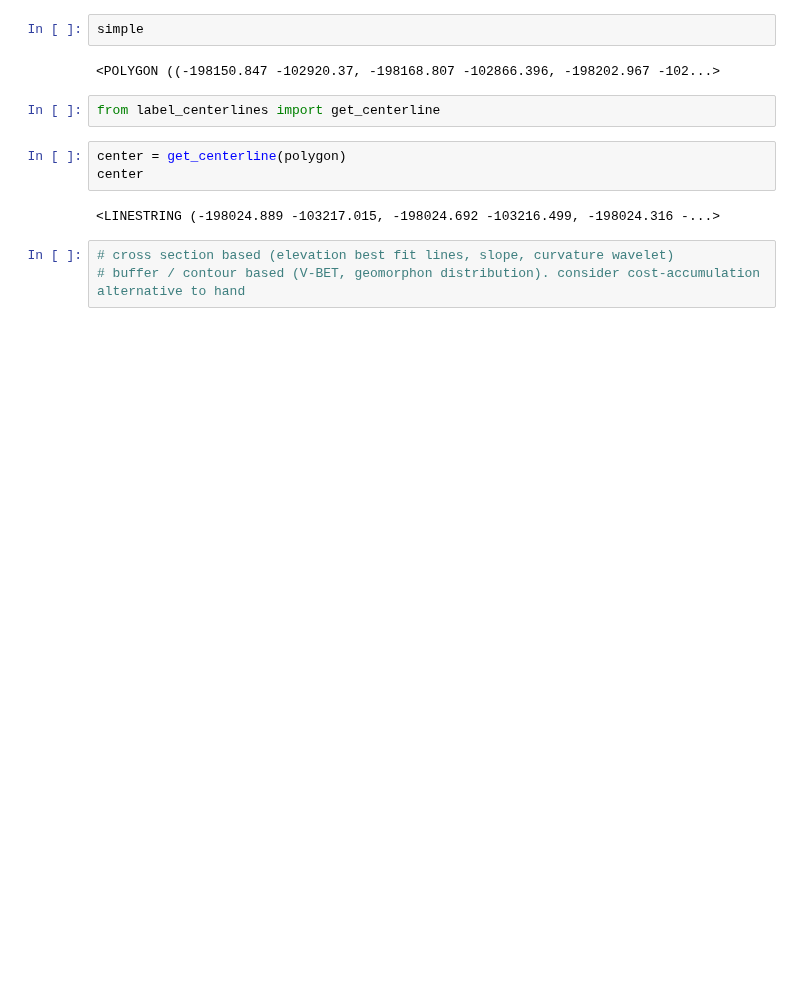
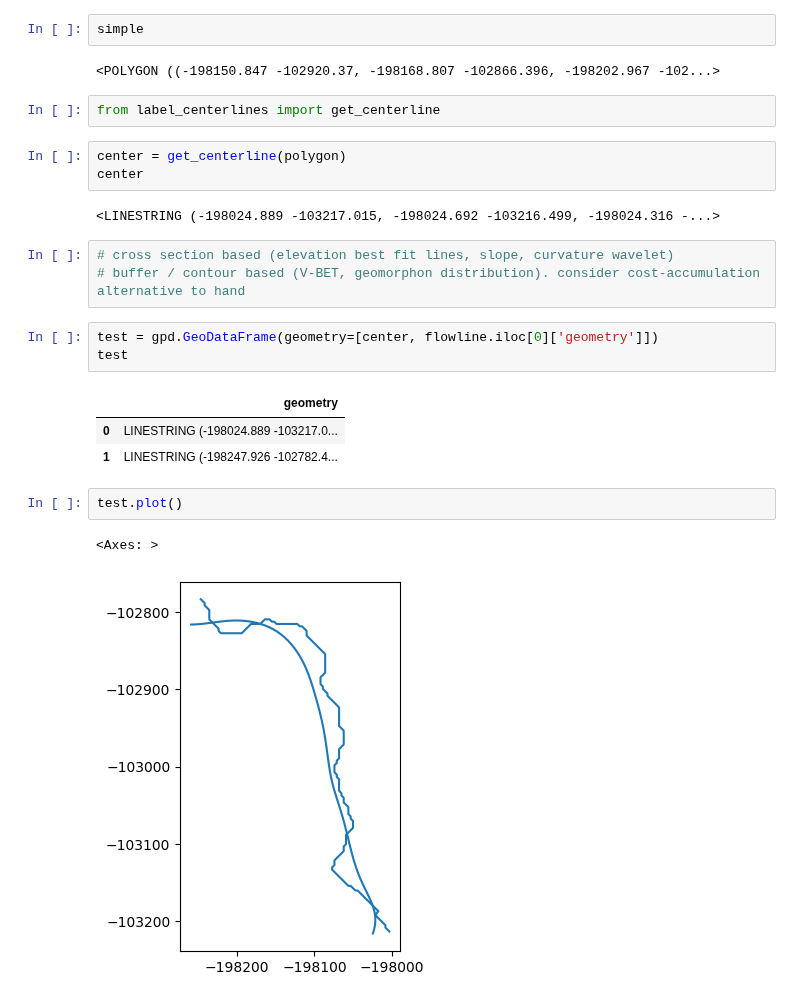
Before and after one commit to avkoehl/valleys, a Jupyter notebook: notebooks/valley_bottom_delineation.ipynb, the cells around one changed output. Drawn from its saved outputs; the diff is of its cells as text; blank space fills up the shorter version.

```diff
--- a/notebooks/valley_bottom_delineation.ipynb
+++ b/notebooks/valley_bottom_delineation.ipynb
@@ -217,3 +223,15 @@ center
 # %%
 # cross section based (elevation best fit lines, slope, curvature wavelet)
 # buffer / contour based (V-BET, geomorphon distribution). consider cost-accumulation alternative to hand
+# %%
+test = gpd.GeoDataFrame(geometry=[center, flowline.iloc[0]['geometry']])
+test
+# %% [output]
+|  | geometry |
+| 0 | LINESTRING (-198024.889 -103217.0... |
+| 1 | LINESTRING (-198247.926 -102782.4... |
+# %%
+test.plot()
+# %% [output]
+<Axes: >
+[figure, added]
```
Also changed, not shown: parts of 1 cell of this notebook, 1 other file.
